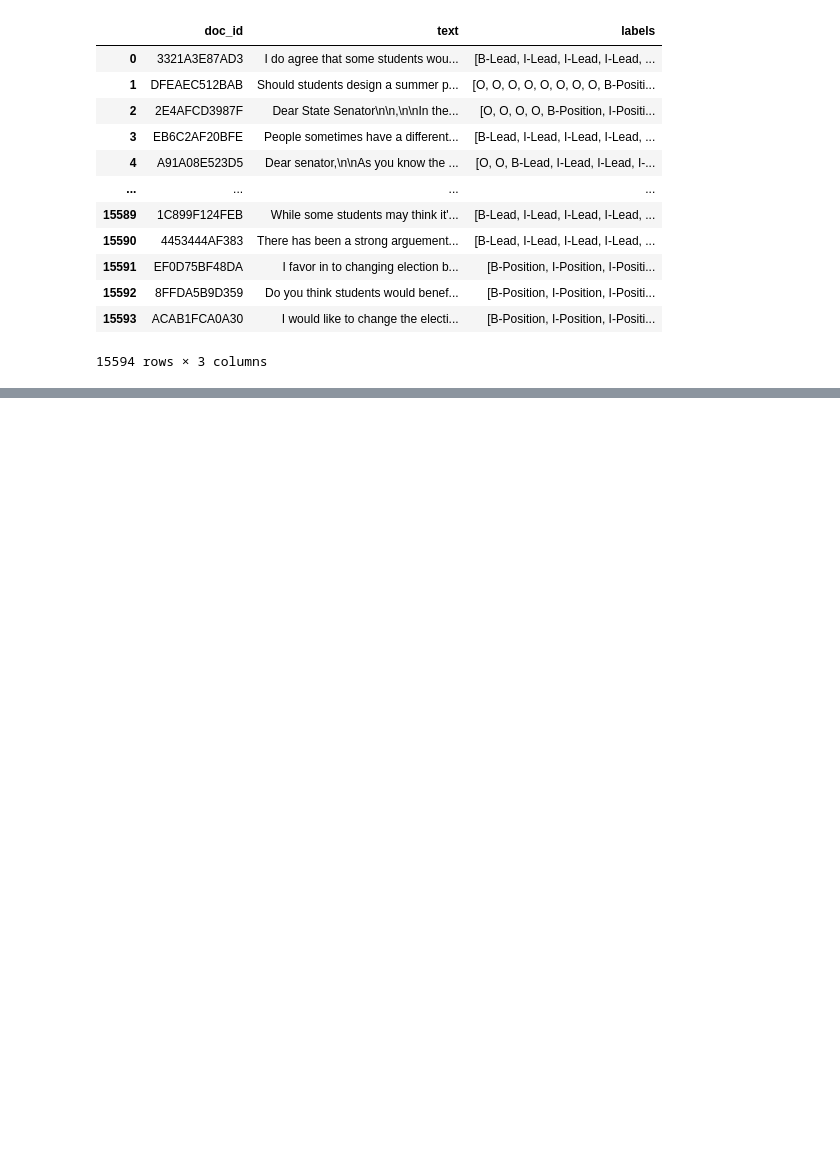
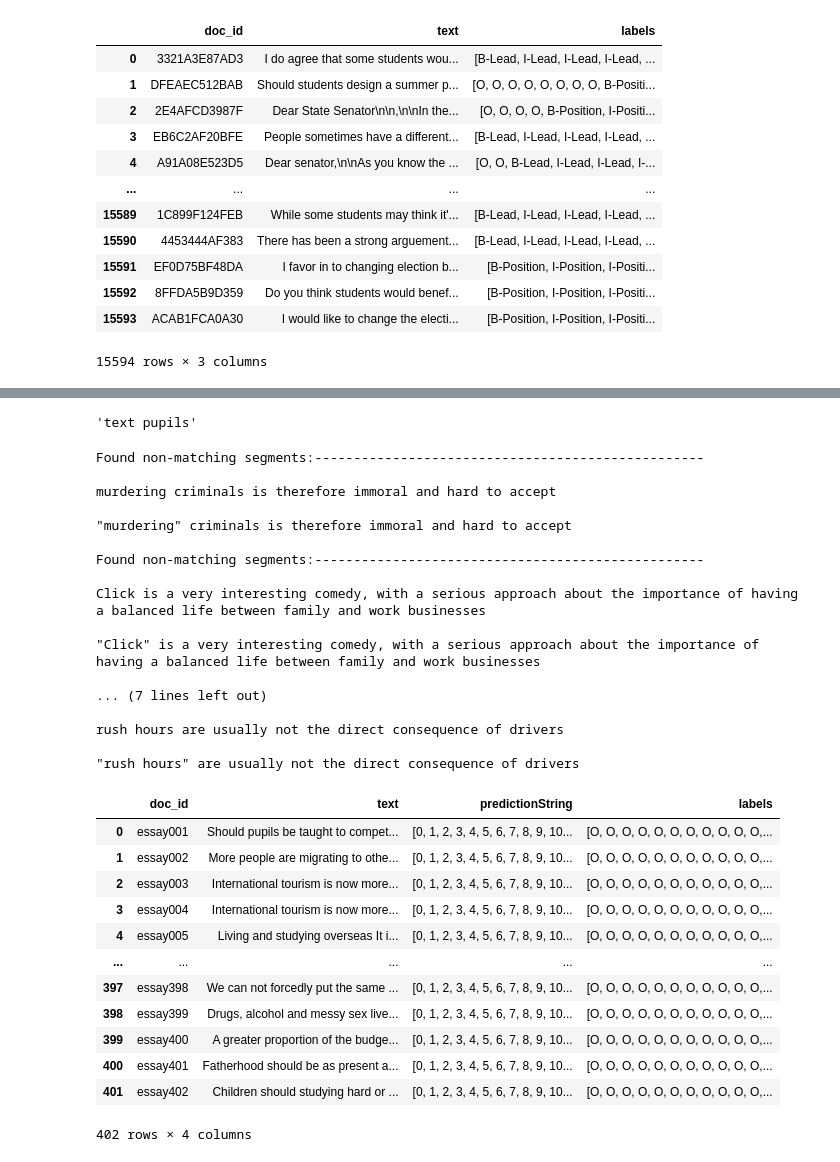
Before and after one commit to namiyousef/argument-mining, a Jupyter notebook: experiments/yousef/DataProcessor_dev.ipynb, the cells around one changed output, grey strips where cells are left out. Saved outputs shown, nothing was run; the diff lists cells and outputs as text; code cells hidden in the pictures; blank space fills up the shorter version.

```diff
--- a/experiments/yousef/DataProcessor_dev.ipynb
+++ b/experiments/yousef/DataProcessor_dev.ipynb
@@ -206,0 +365,71 @@ processor.dataframe
+# %%
+import torch
+import pandas as pd
+ids = []
+texts = []
+for row in doc_df.itertuples(index=False):
+    id = row.id
+    text_true = row.text
+    text = text_true.split()
+    labels = torch.as_tensor(row.labels)
+    unique_vals, counts = torch.unique_consecutive(labels, return_counts=True)
+    start_id = 0
+    for unique_val, count in zip(unique_vals, counts):
+        end_id = start_id + count
+        texts.append(' '.join(text[start_id: end_id]))
+        start_id = end_id
+    #print(texts)
+    #print(df_true[df_true.id == id].discourse_text.values)
+    break
+# %%
+synonyms = {
+    'students': 'pupils'
+}
+
+def synonym_processor(text):
+    text = ' '.join(
+        [
+            synonyms[word] if word in synonyms else word for word in text.split()]
+    )
+    return text
+# %%
+synonym_processor('text students')
+# %% [output]
+'text pupils'
+# %%
+path = '../../data/UCL/dataset2/ArgumentAnnotatedEssays-2.0'
+processor = TUDarmstadtProcessor(path).preprocess()
+processor.process('bio', processors=[synonym_processor])
+processor = processor.postprocess()
+processor.dataframe
+# %% [output]
+Found non-matching segments:--------------------------------------------------
+
+murdering criminals is therefore immoral and hard to accept
+
+"murdering" criminals is therefore immoral and hard to accept
+
+Found non-matching segments:--------------------------------------------------
+
+Click is a very interesting comedy, with a serious approach about the importance of having a balanced life between family and work businesses
+
+"Click" is a very interesting comedy, with a serious approach about the importance of having a balanced life between family and work businesses
+
+... (7 lines left out)
+
+rush hours are usually not the direct consequence of drivers
+
+"rush hours" are usually not the direct consequence of drivers
+|  | doc_id | text | predictionString | labels |
+| 0 | essay001 | Should pupils be taught to compet... | [0, 1, 2, 3, 4, 5, 6, 7, 8, 9, 10... | [O, O, O, O, O, O, O, O, O, O, O,... |
+| 1 | essay002 | More people are migrating to othe... | [0, 1, 2, 3, 4, 5, 6, 7, 8, 9, 10... | [O, O, O, O, O, O, O, O, O, O, O,... |
+| 2 | essay003 | International tourism is now more... | [0, 1, 2, 3, 4, 5, 6, 7, 8, 9, 10... | [O, O, O, O, O, O, O, O, O, O, O,... |
+| 3 | essay004 | International tourism is now more... | [0, 1, 2, 3, 4, 5, 6, 7, 8, 9, 10... | [O, O, O, O, O, O, O, O, O, O, O,... |
+| 4 | essay005 | Living and studying overseas It i... | [0, 1, 2, 3, 4, 5, 6, 7, 8, 9, 10... | [O, O, O, O, O, O, O, O, O, O, O,... |
+| ... | ... | ... | ... | ... |
+| 397 | essay398 | We can not forcedly put the same ... | [0, 1, 2, 3, 4, 5, 6, 7, 8, 9, 10... | [O, O, O, O, O, O, O, O, O, O, O,... |
+| 398 | essay399 | Drugs, alcohol and messy sex live... | [0, 1, 2, 3, 4, 5, 6, 7, 8, 9, 10... | [O, O, O, O, O, O, O, O, O, O, O,... |
+| 399 | essay400 | A greater proportion of the budge... | [0, 1, 2, 3, 4, 5, 6, 7, 8, 9, 10... | [O, O, O, O, O, O, O, O, O, O, O,... |
+| 400 | essay401 | Fatherhood should be as present a... | [0, 1, 2, 3, 4, 5, 6, 7, 8, 9, 10... | [O, O, O, O, O, O, O, O, O, O, O,... |
+| 401 | essay402 | Children should studying hard or ... | [0, 1, 2, 3, 4, 5, 6, 7, 8, 9, 10... | [O, O, O, O, O, O, O, O, O, O, O,... |
+402 rows × 4 columns
```
Also changed, not shown: parts of 10 cells of this notebook.
